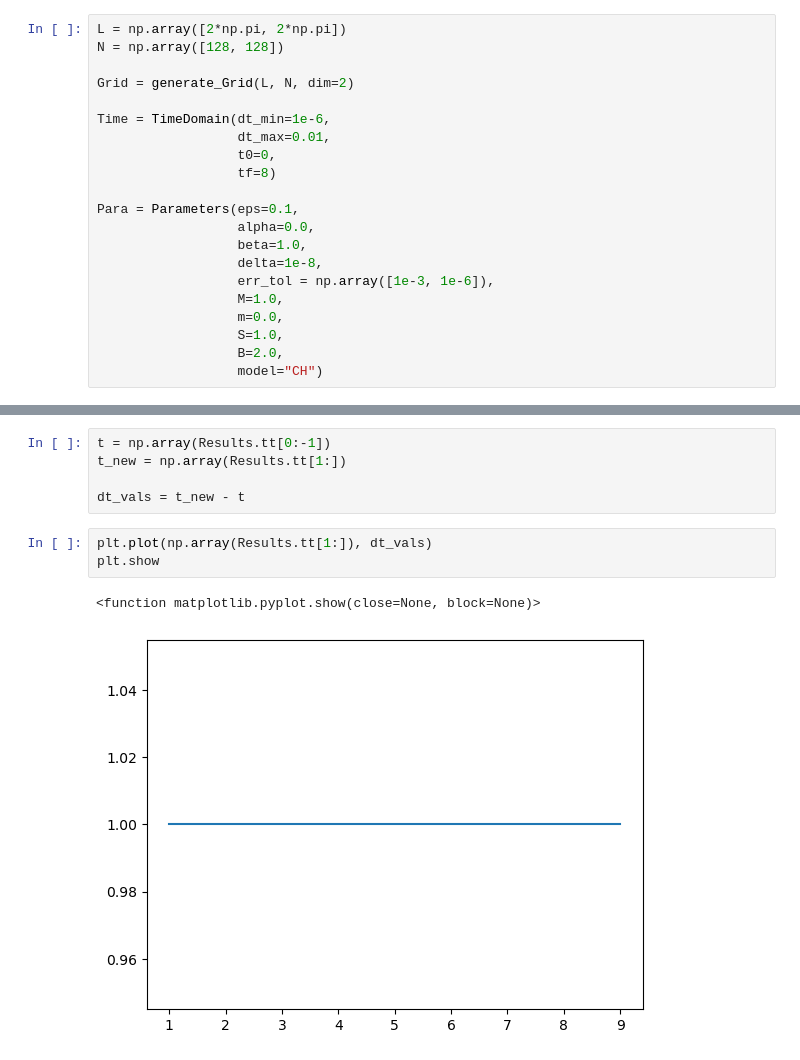
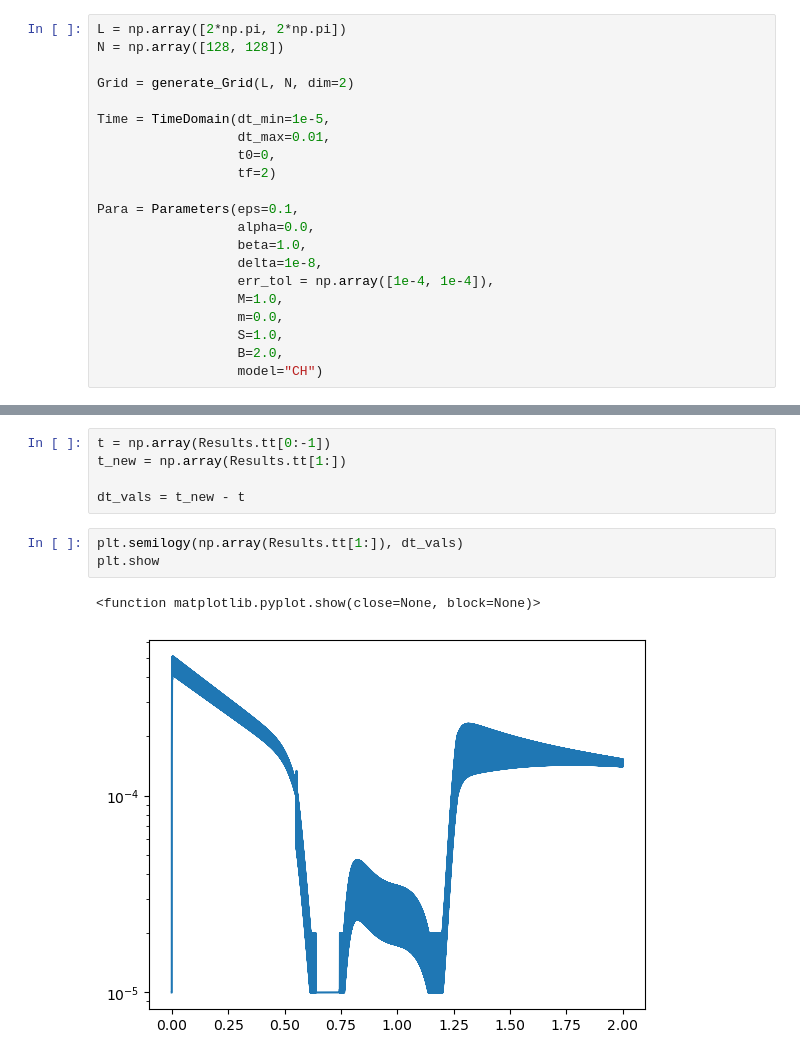
Before and after one commit to sukishergill/phase-field-model, a Jupyter notebook: Python/CH_ex_1.ipynb, the cells around one changed output, grey strips where cells are left out. Drawn from its saved outputs; the diff is of its cells as text.

```diff
--- a/Python/CH_ex_1.ipynb
+++ b/Python/CH_ex_1.ipynb
@@ -17,16 +17,16 @@ N = np.array([128, 128])
 
 Grid = generate_Grid(L, N, dim=2)
 
-Time = TimeDomain(dt_min=1e-6,
+Time = TimeDomain(dt_min=1e-5,
                   dt_max=0.01,
                   t0=0,
-                  tf=8)
+                  tf=2)
 
 Para = Parameters(eps=0.1,
                   alpha=0.0,
                   beta=1.0,
                   delta=1e-8,
-                  err_tol = np.array([1e-3, 1e-6]),
+                  err_tol = np.array([1e-4, 1e-4]),
                   M=1.0,
                   m=0.0,
                   S=1.0,
@@ -56,8 +56,8 @@ t_new = np.array(Results.tt[1:])
 
 dt_vals = t_new - t
 # %%
-plt.plot(np.array(Results.tt[1:]), dt_vals)
+plt.semilogy(np.array(Results.tt[1:]), dt_vals)
 plt.show
 # %% [output]
 <function matplotlib.pyplot.show(close=None, block=None)>
-[figure, old version]
+[figure, new version]
```
Also changed, not shown: parts of 2 cells of this notebook, 1 other file.
